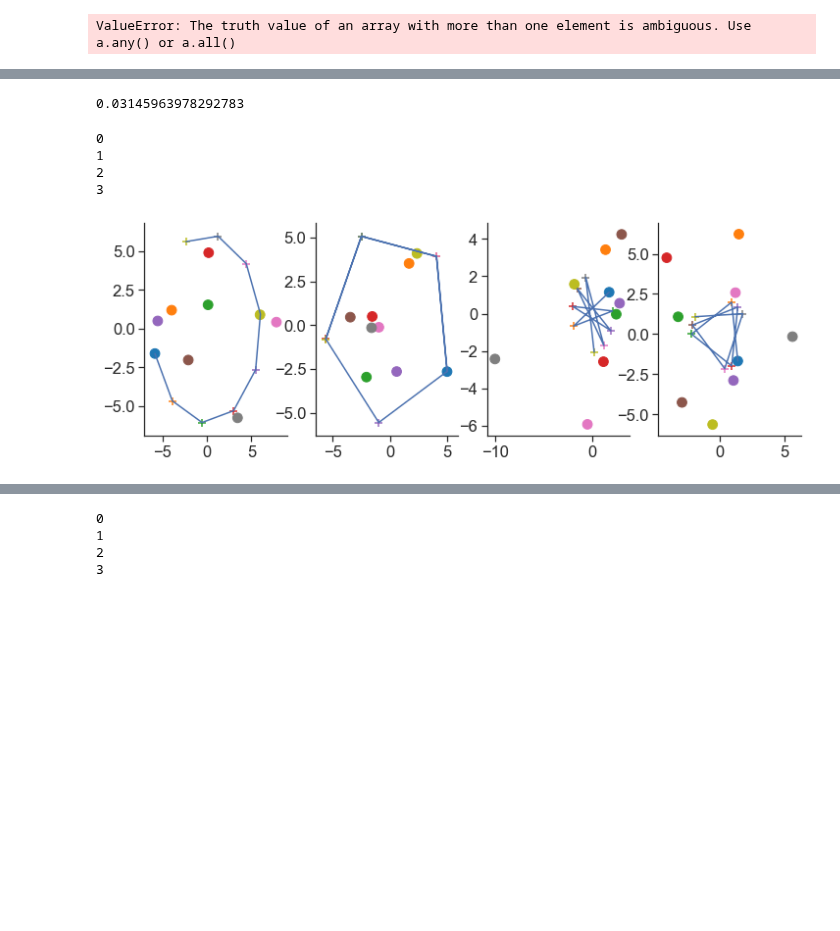
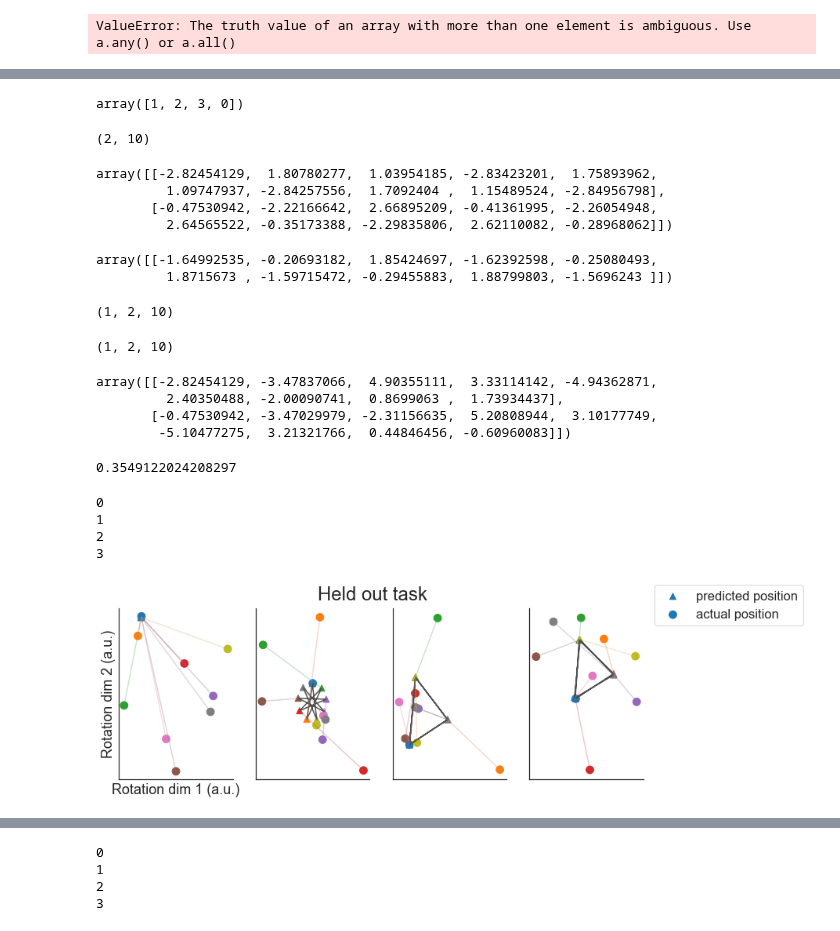
Before and after one commit to yves-weissenberger/ll_ephys, a Jupyter notebook: ephys_notebooks/unitary_dynamics_on_data_visualisation.ipynb, the cells around one changed output, grey strips where cells are left out. Cells and saved outputs as stored; diff of their text form; code cells hidden in the pictures; blank space fills up the shorter version.

```diff
--- a/ephys_notebooks/unitary_dynamics_on_data_visualisation.ipynb
+++ b/ephys_notebooks/unitary_dynamics_on_data_visualisation.ipynb
@@ -387,12 +387,15 @@ loop loop
 # %%
 all_res = []
 all_shuffle_res = []
-for session_ix in range(1):
+for session_ix in range(1,2):
 
     firing_rate_maps, frm_stability, task_event_df,seq0,seq1,graph_type0,graph_type1, = load_data(session_ix)
     firing_rate_maps = firing_rate_maps[np.array(frm_stability)>.3]
+    print(graph_type0,graph_type1)
 
     mds_frm = firing_rate_maps.swapaxes(0,2)
+    #mds_frm = mds_frm - np.mean(mds_frm,axis=0)[None,...]
+
     mds_frm = zscore_population_activity(np.vstack(mds_frm))
     act_matrix = mds_frm[:9][seq0] - np.mean(mds_frm[:9][seq0],axis=0)
     act_matrix2 = mds_frm[9:][seq1]- np.mean(mds_frm[9:][seq1],axis=0)
@@ -641,7 +706,42 @@ seaborn.despine()
+# %%
+np.roll(np.arange(4),-1)
+# %% [output]
+array([1, 2, 3, 0])
+# %%
+projection2.shape
+# %% [output]
+(2, 10)
+# %%
+projection2
+# %% [output]
+array([[-2.82454129,  1.80780277,  1.03954185, -2.83423201,  1.75893962,
+         1.09747937, -2.84257556,  1.7092404 ,  1.15489524, -2.84956798],
+       [-0.47530942, -2.22166642,  2.66895209, -0.41361995, -2.26054948,
+         2.64565522, -0.35173388, -2.29835806,  2.62110082, -0.28968062]])
+# %%
+np.mean(mu_ideal,axis=1)
+# %% [output]
+array([[-1.64992535, -0.20693182,  1.85424697, -1.62392598, -0.25080493,
+         1.8715673 , -1.59715472, -0.29455883,  1.88799803, -1.5696243 ]])
+# %%
+np.array(mu_ideal).shape
+# %% [output]
+(1, 2, 10)
+# %%
+np.array(mu_ideal).shape
+# %% [output]
+(1, 2, 10)
+# %%
+projection
+# %% [output]
+array([[-2.82454129, -3.47837066,  4.90355111,  3.33114142, -4.94362871,
+         2.40350488, -2.00090741,  0.8699063 ,  1.73934437],
+       [-0.47530942, -3.47029979, -2.31156635,  5.20808944,  3.10177749,
+        -5.10477275,  3.21321766,  0.44846456, -0.60960083]])
 # %%
 res2
 # %% [output]
-0.03145963978292783
+0.3549122024208297
 # %%
 
 evals, evecs = np.linalg.eig(Ainf)
@@ -651,37 +751,60 @@ dim = Ainf.shape[0]
 x = pca_activity2
 if res2r>res2:
     x = x[::-1]
     ideal_activity = [np.linalg.matrix_power(Ainf,i)@x[0] for i in range(9)]
 else:
     ideal_activity = [np.linalg.matrix_power(Ainf,i)@x[0] for i in range(9)]
 plt.figure(figsize=(12,4))
+plt.suptitle("Held out task",fontsize=24)
 offset = 0
 if np.isreal(evals[0]): offset = 1
 for i in range(int(np.floor(dim/2))):
     print(i)
     plt.subplot(1,4,i+1)
     ix0 = (2*i)     + offset
     ix1 = (2*i + 1) + offset
     u1 = (evecs[:,ix0] + evecs[:,ix1]).real
     u1 = u1/np.linalg.norm(u1)
     u2 = (1j*(evecs[:,ix0] - evecs[:,ix1])).real
     u2 = u2/np.linalg.norm(u2)
     w = np.vstack([u1,u2]).T
     projection = (np.squeeze(x)@w).T
     #plt.plot(*(projection))
-
-    projection2 = (np.squeeze(ideal_activity)@w).T
-    plt.plot(*(projection2))
-    plt.scatter(projection2[0],projection2[1],c=seaborn.color_palette("tab10",n_colors=9),marker='+',s=64)
+    mu_ideal = []
+    for ideal in range(1):
+        ideal = ideal %9
+        ideal_activity = [np.linalg.matrix_power(Ainf,i)@x[ideal] for i in range(10)]
+        projection2 = (np.squeeze(ideal_activity)@w).T
+        plt.plot(*(projection2),color='.3',alpha=5)
+        mu_ideal.append(np.roll(projection2,ideal,axis=0))
+    #projection2 = np.mean(mu_ideal,axis=0)
+    if i==(int(np.floor(dim/2))-1):
+        plt.scatter(projection2[0],projection2[1],
+                    c=np.vstack([seaborn.color_palette("tab10",n_colors=9),clrs[0]]),
+                    marker='^',s=64,
+                    label='predicted position')
+    else:
+        plt.scatter(projection2[0],projection2[1],c=np.vstack([seaborn.color_palette("tab10",n_colors=9),clrs[0]]),marker='^',s=64)
 
 
 
-    plt.scatter(projection[0],projection[1],c=seaborn.color_palette("tab10",n_colors=9),s=96)
-
+    if i==(int(np.floor(dim/2))-1):
+        plt.scatter(projection[0],projection[1],c=seaborn.color_palette("tab10",n_colors=9),s=96,label='actual position')
+    else:
+        plt.scatter(projection[0],projection[1],c=seaborn.color_palette("tab10",n_colors=9),s=96)
+    for ijk,(p1,p2) in enumerate(zip(projection.T,projection2.T)):
+        plt.plot([p1[0],p2[0]],[p1[1],p2[1]],alpha=.3,color=seaborn.color_palette()[ijk])
+        #pass
+    plt.xticks([])
+    plt.yticks([])
+    if i==0:
+        plt.xlabel("Rotation dim 1 (a.u.)")
+        plt.ylabel("Rotation dim 2 (a.u.)")
+plt.legend(loc=(1.1,.9))
 seaborn.despine()
 # %% [output]
 0
 1
 2
 3
-[figure, old version]
+[figure, new version]
```
Also changed, not shown: parts of 24 cells of this notebook, 2 other files.
